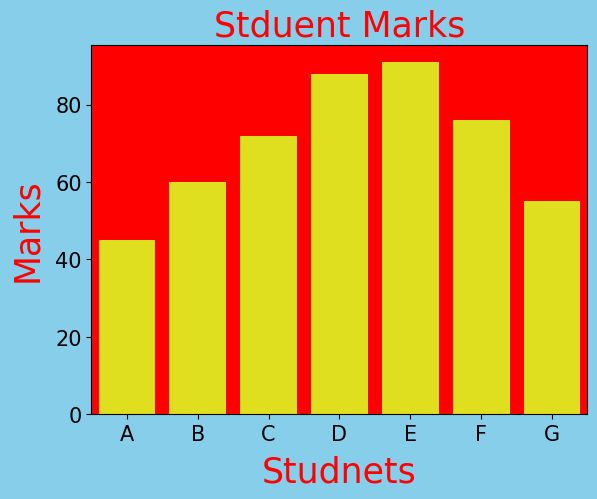
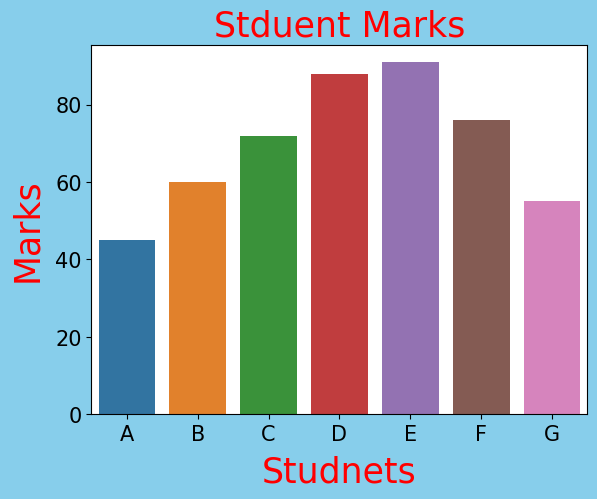
The change to this notebook cell's code, shown as a diff; its figure went from the first image to the second:
--- before
+++ after
@@ -5,10 +5,10 @@
 marks = [45, 60, 72, 88, 91, 76, 55]
 plt.title("Stduent Marks",fontsize=25,color="red")
-sns.barplot(x=students,y=marks,color="yellow",orient="v")
+sns.barplot(x=students,y=marks,orient="v",hue=students)
 plt.xlabel("Studnets",fontsize=25,labelpad=8,color="red")
 plt.ylabel("Marks",fontsize=25,labelpad=8,color="red")
 plt.xticks(color="black",fontsize=15)
 plt.yticks(color="black",fontsize=15)
-plt.gca().set_facecolor("red")
+plt.gca().set_facecolor("white")
 plt.tick_params()
 plt.gcf().set_facecolor("skyblue")

Commit: updated